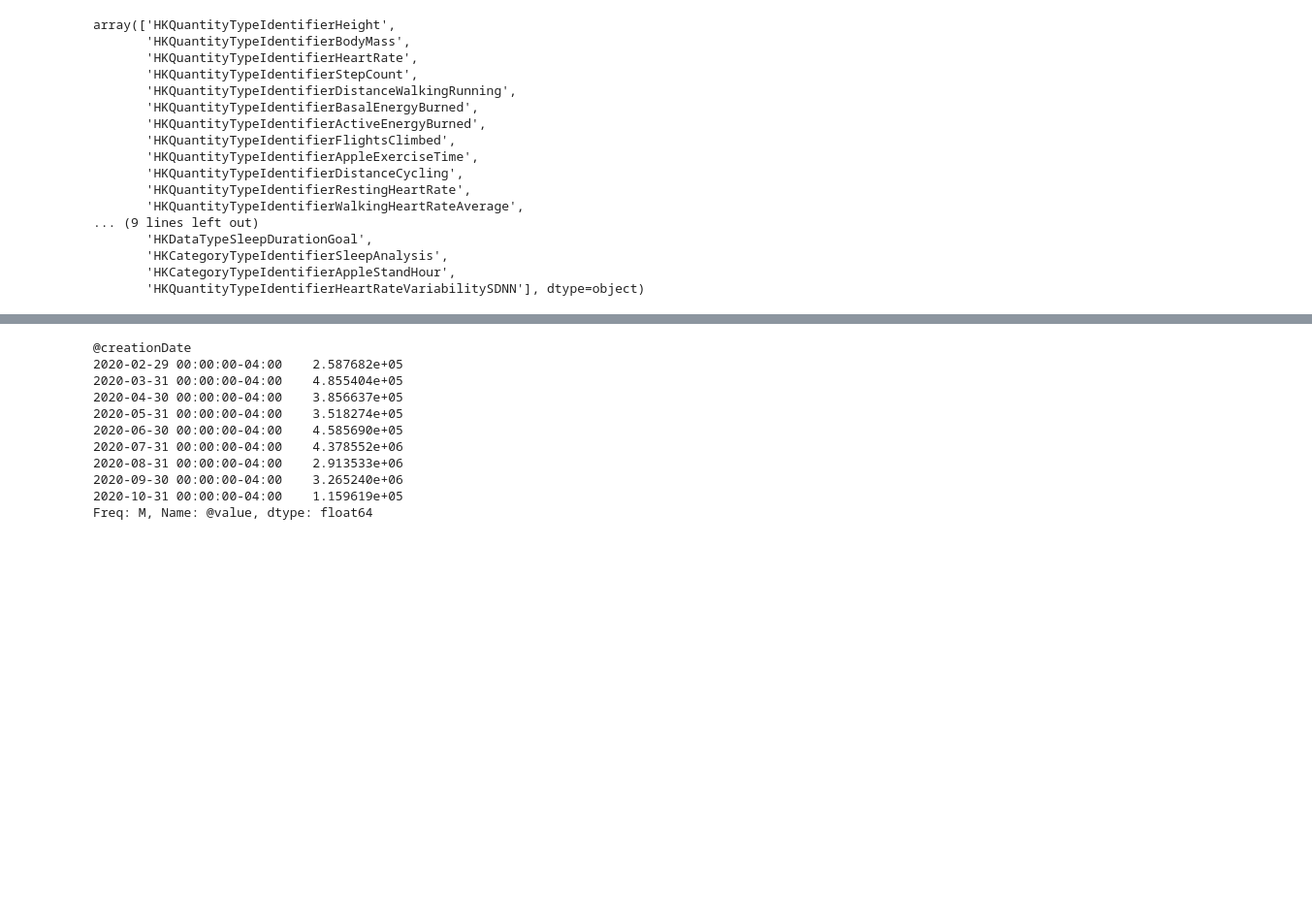
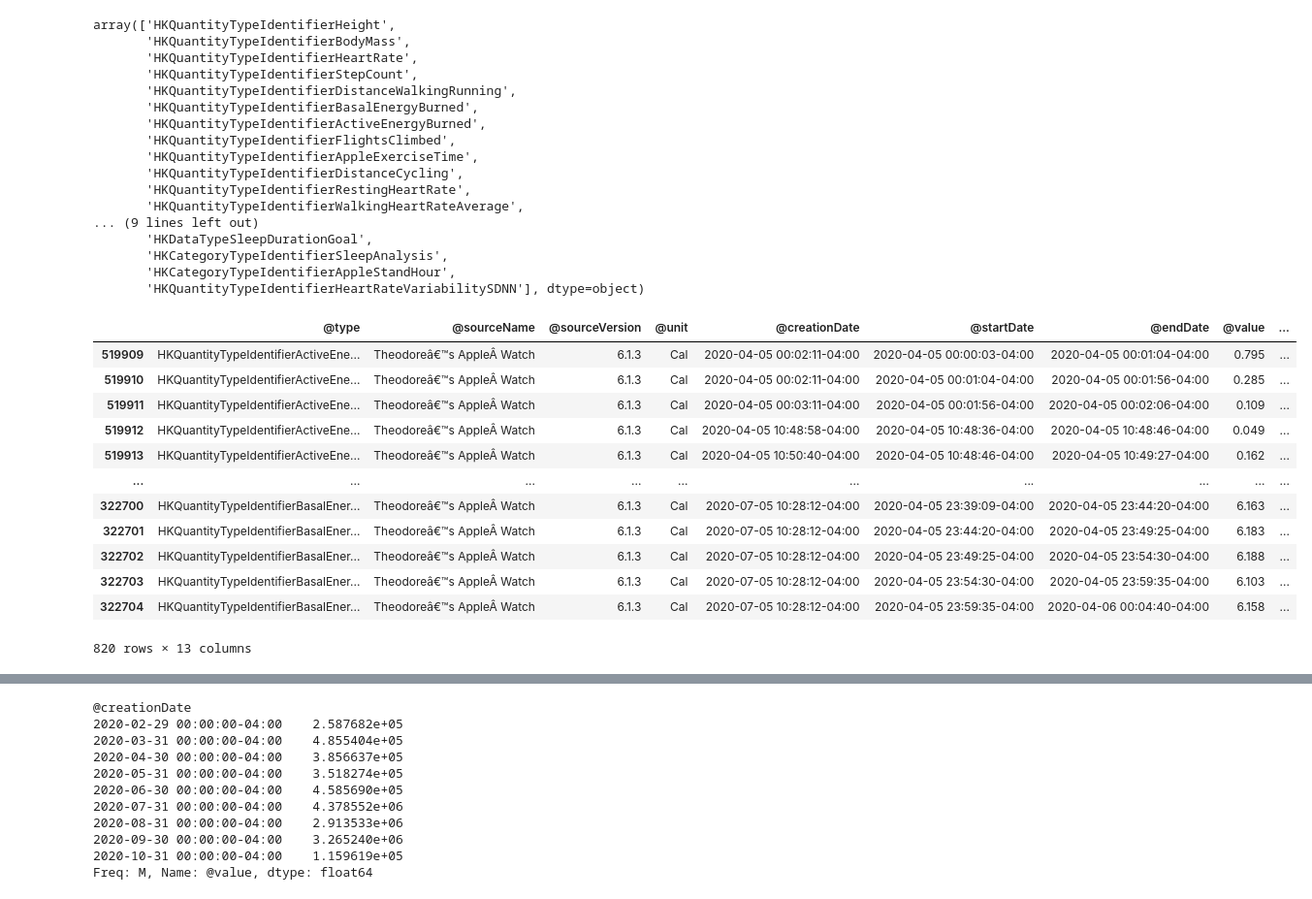
Before and after one commit to TheoYochum/Times-Contest-Project, a Jupyter notebook: Stats.ipynb, the cells around one changed output, grey strips where cells are left out. Shown: that part at 97% size. Drawn from its saved outputs; the diff is of its cells as text; code cells hidden in the pictures; blank space fills up the shorter version.

```diff
--- a/Stats.ipynb
+++ b/Stats.ipynb
@@ -57,0 +59,17 @@ df['@endDate'] = pd.to_datetime(df['@endDate'],
+# %%
+pd.set_option('display.max_rows', 40)
+calories[calories['@startDateOnly'] == pd.to_datetime('2020-04-05')].sort_values(['@type','@startDate'])
+# %% [output]
+|  | @type | @sourceName | @sourceVersion | @unit | @creationDate | @startDate | @endDate | @value | ... |
+| 519909 | HKQuantityTypeIdentifierActiveEne... | Theodoreâ€™s AppleÂ Watch | 6.1.3 | Cal | 2020-04-05 00:02:11-04:00 | 2020-04-05 00:00:03-04:00 | 2020-04-05 00:01:04-04:00 | 0.795 | ... |
+| 519910 | HKQuantityTypeIdentifierActiveEne... | Theodoreâ€™s AppleÂ Watch | 6.1.3 | Cal | 2020-04-05 00:02:11-04:00 | 2020-04-05 00:01:04-04:00 | 2020-04-05 00:01:56-04:00 | 0.285 | ... |
+| 519911 | HKQuantityTypeIdentifierActiveEne... | Theodoreâ€™s AppleÂ Watch | 6.1.3 | Cal | 2020-04-05 00:03:11-04:00 | 2020-04-05 00:01:56-04:00 | 2020-04-05 00:02:06-04:00 | 0.109 | ... |
+| 519912 | HKQuantityTypeIdentifierActiveEne... | Theodoreâ€™s AppleÂ Watch | 6.1.3 | Cal | 2020-04-05 10:48:58-04:00 | 2020-04-05 10:48:36-04:00 | 2020-04-05 10:48:46-04:00 | 0.049 | ... |
+| 519913 | HKQuantityTypeIdentifierActiveEne... | Theodoreâ€™s AppleÂ Watch | 6.1.3 | Cal | 2020-04-05 10:50:40-04:00 | 2020-04-05 10:48:46-04:00 | 2020-04-05 10:49:27-04:00 | 0.162 | ... |
+| ... | ... | ... | ... | ... | ... | ... | ... | ... | ... |
+| 322700 | HKQuantityTypeIdentifierBasalEner... | Theodoreâ€™s AppleÂ Watch | 6.1.3 | Cal | 2020-07-05 10:28:12-04:00 | 2020-04-05 23:39:09-04:00 | 2020-04-05 23:44:20-04:00 | 6.163 | ... |
+| 322701 | HKQuantityTypeIdentifierBasalEner... | Theodoreâ€™s AppleÂ Watch | 6.1.3 | Cal | 2020-07-05 10:28:12-04:00 | 2020-04-05 23:44:20-04:00 | 2020-04-05 23:49:25-04:00 | 6.183 | ... |
+| 322702 | HKQuantityTypeIdentifierBasalEner... | Theodoreâ€™s AppleÂ Watch | 6.1.3 | Cal | 2020-07-05 10:28:12-04:00 | 2020-04-05 23:49:25-04:00 | 2020-04-05 23:54:30-04:00 | 6.188 | ... |
+| 322703 | HKQuantityTypeIdentifierBasalEner... | Theodoreâ€™s AppleÂ Watch | 6.1.3 | Cal | 2020-07-05 10:28:12-04:00 | 2020-04-05 23:54:30-04:00 | 2020-04-05 23:59:35-04:00 | 6.103 | ... |
+| 322704 | HKQuantityTypeIdentifierBasalEner... | Theodoreâ€™s AppleÂ Watch | 6.1.3 | Cal | 2020-07-05 10:28:12-04:00 | 2020-04-05 23:59:35-04:00 | 2020-04-06 00:04:40-04:00 | 6.158 | ... |
+820 rows × 13 columns
```
Also changed, not shown: parts of 12 cells of this notebook, 2 other files.
